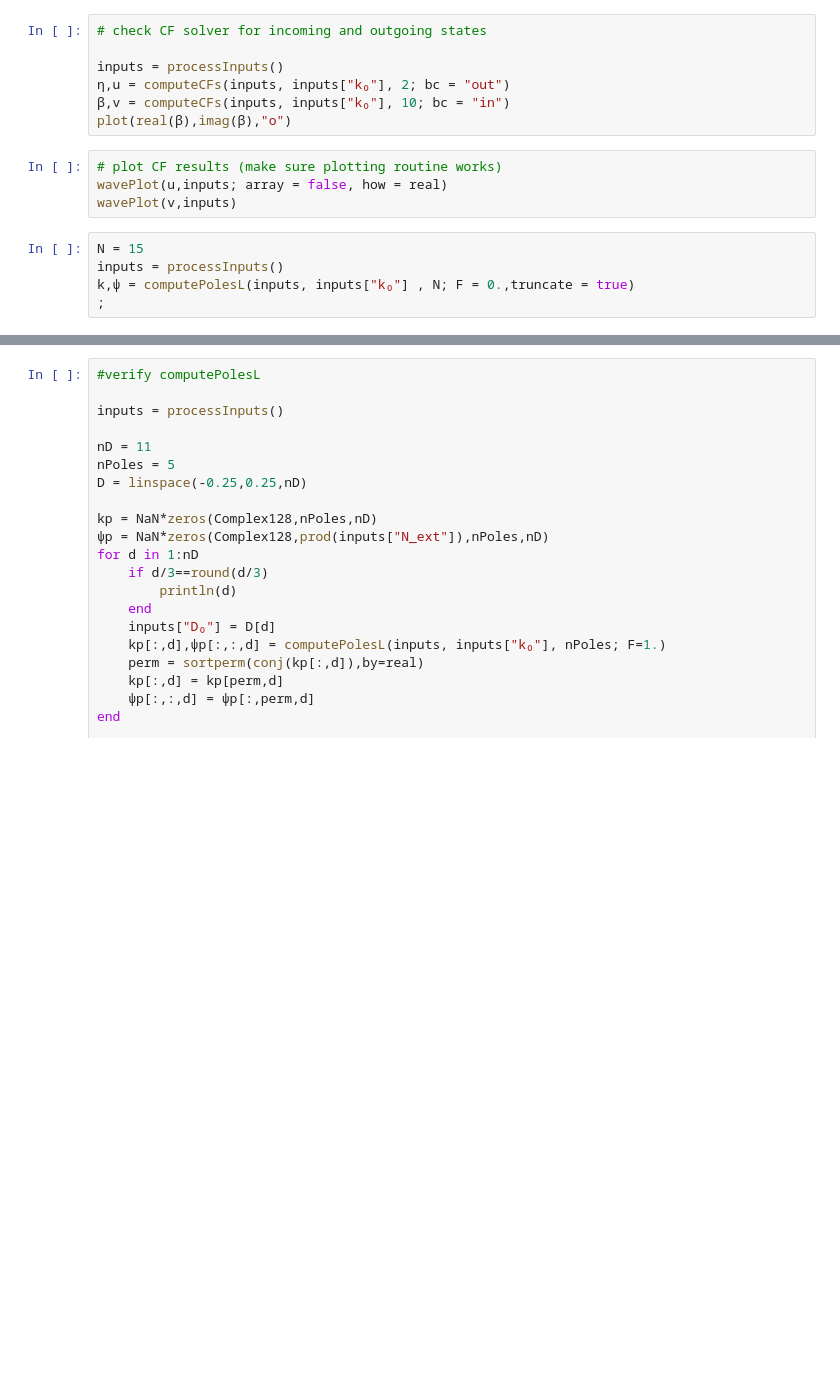
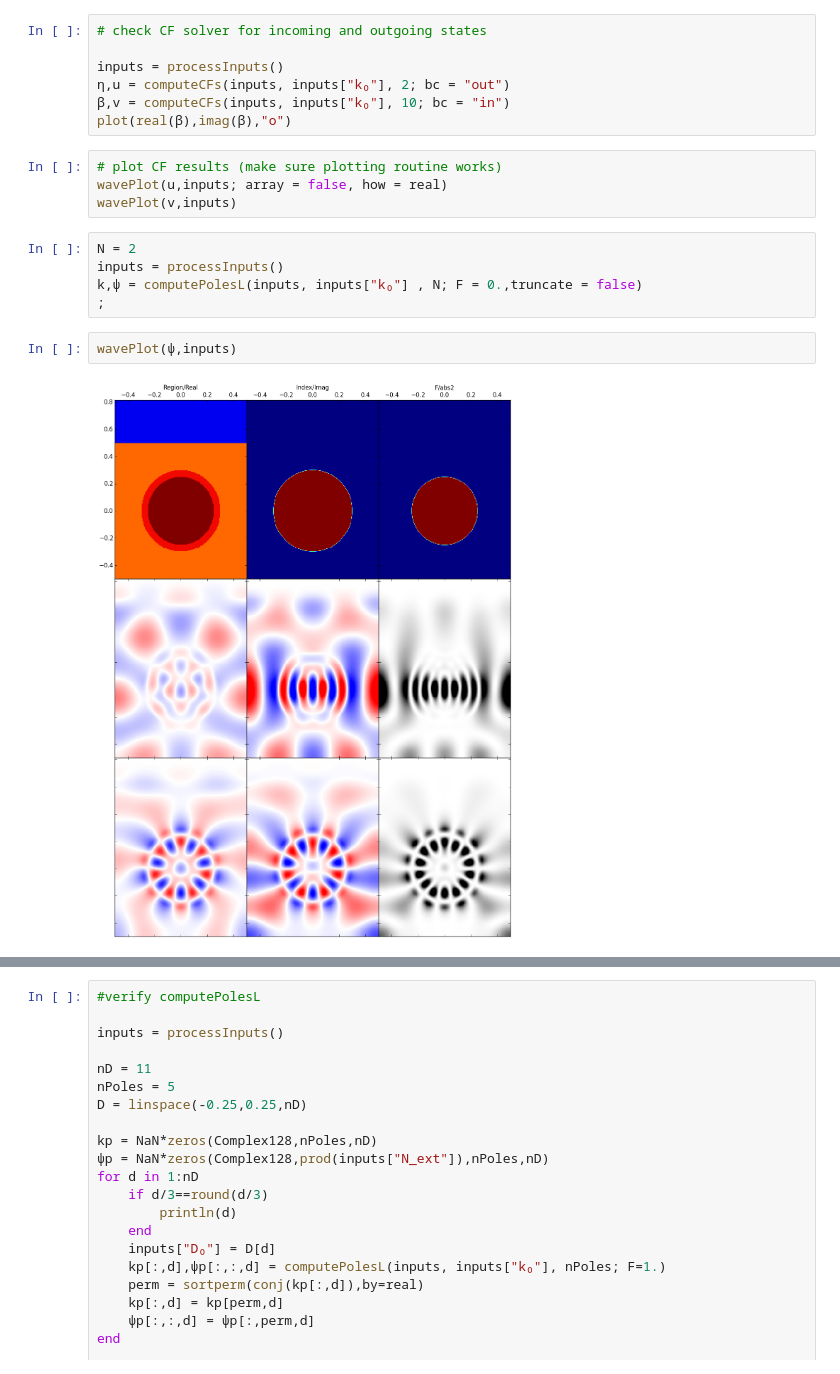
Before and after one commit to wrs28/SALT_1d, a Jupyter notebook: SALT_TEST_2D.ipynb, the cells around one changed output, grey strips where cells are left out. Drawn from its saved outputs; the diff is of its cells as text; blank space fills up the shorter version.

```diff
--- a/SALT_TEST_2D.ipynb
+++ b/SALT_TEST_2D.ipynb
@@ -28,10 +35,14 @@ plot(real(β),imag(β),"o")
 wavePlot(u,inputs; array = false, how = real)
 wavePlot(v,inputs)
 # %%
-N = 15
+N = 2
 inputs = processInputs()
-k,ψ = computePolesL(inputs, inputs["k₀"] , N; F = 0.,truncate = true)
+k,ψ = computePolesL(inputs, inputs["k₀"] , N; F = 0.,truncate = false)
 ;
+# %%
+wavePlot(ψ,inputs)
+# %% [output]
+[figure, added]
 # %%
 # compute exact resonances of disk
 
```
Also changed, not shown: parts of 6 cells of this notebook, 3 other files.
